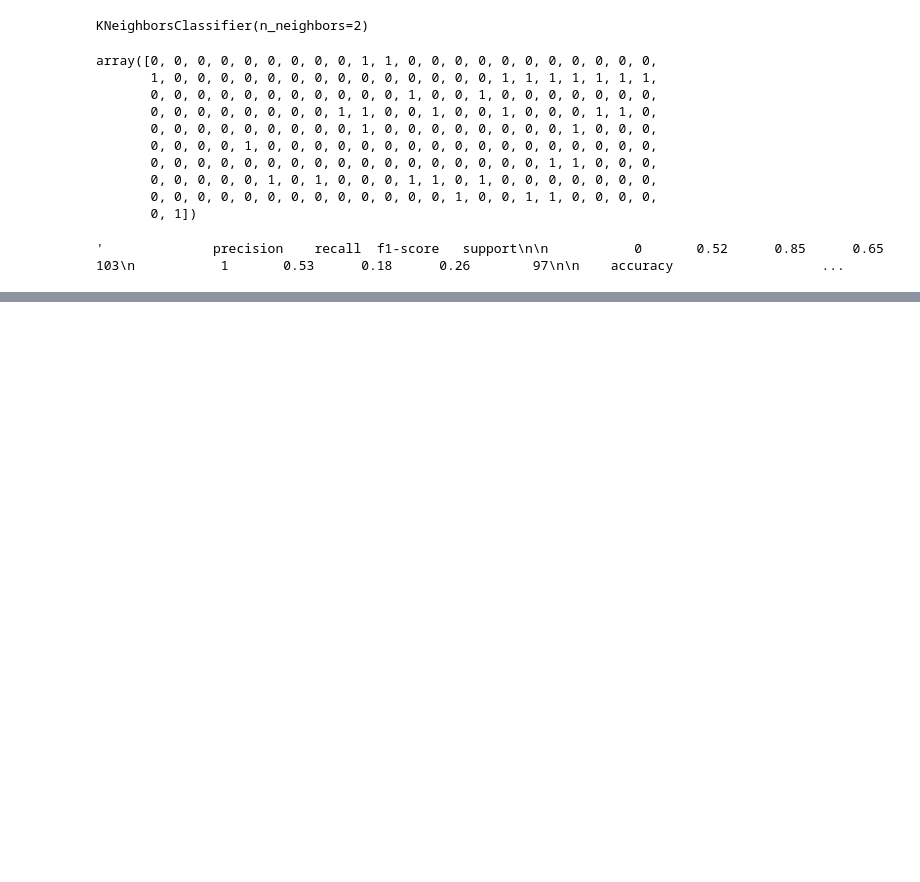
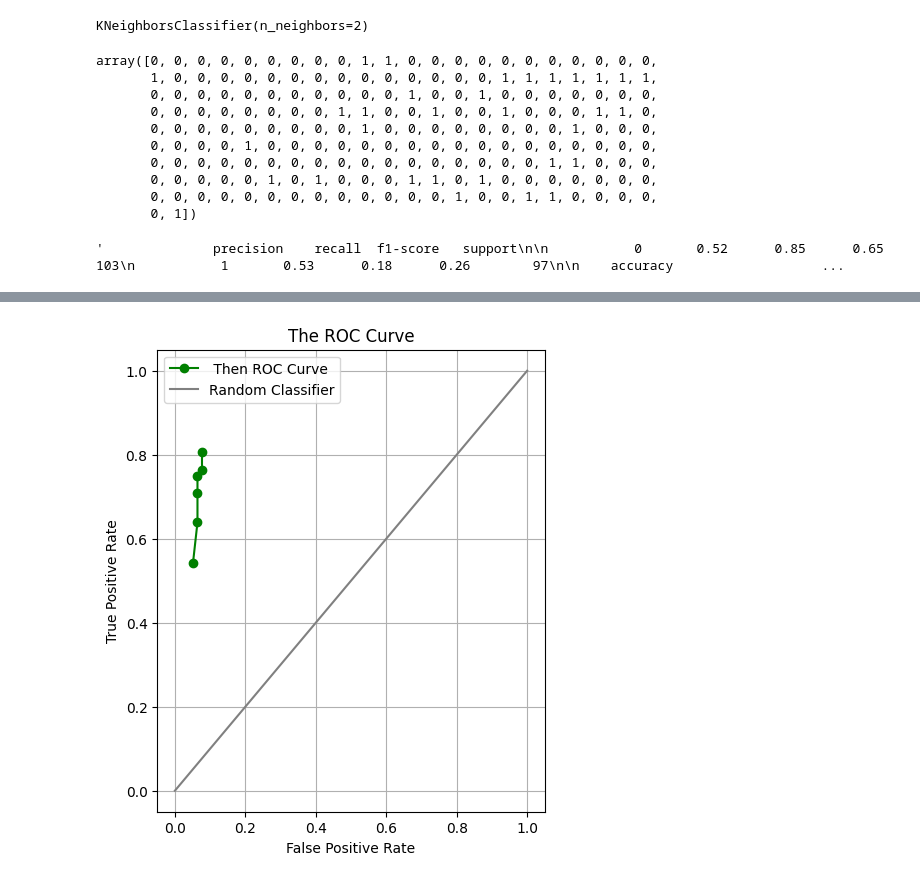
Before and after one commit to rushali09/IS-733, a Jupyter notebook: HW_2.ipynb, the cells around one changed output, grey strips where cells are left out. Drawn from its saved outputs; the diff is of its cells as text; code cells hidden in the pictures; blank space fills up the shorter version.

Commit message:
question 2) a and b

```diff
--- a/HW_2.ipynb
+++ b/HW_2.ipynb
@@ -123,0 +180,42 @@ report
+# %%
+# solution for part 3
+#Question 2a - Step 3 Solution Code
+import pandas as pd
+import matplotlib.pyplot as plt
+
+
+dataframe = pd.read_csv("roc_data.csv")
+# As given in the question
+thresholds = [0.95, 0.90, 0.85, 0.80, 0.75, 0.70]
+
+tpr_values = []
+fpr_values = []
+
+# Calculating total positives and total negatives
+total_positives = sum(dataframe["True_Label"] == 1)
+total_negatives = sum(dataframe["True_Label"] == 0)
+
+for i in thresholds:
+    dataframe["Predicted_Label"] = (dataframe["Prediction"] >= i).astype(int)
+
+    TP = sum((dataframe["Predicted_Label"] == 1) & (dataframe["True_Label"] == 1))
+    FP = sum((dataframe["Predicted_Label"] == 1) & (dataframe["True_Label"] == 0))
+
+    TPR = TP / total_positives if total_positives > 0 else 0
+    FPR = FP / total_negatives if total_negatives > 0 else 0
+
+    tpr_values.append(TPR)
+    fpr_values.append(FPR)
+
+
+plt.figure(figsize=(5, 6))
+plt.plot(fpr_values, tpr_values, marker='o', color='g', label=' Then ROC Curve')
+plt.plot([0, 1], [0, 1], linestyle='-', color='gray', label='Random Classifier')
+plt.xlabel("False Positive Rate")
+plt.ylabel("True Positive Rate")
+plt.title("The ROC Curve")
+plt.legend()
+plt.grid(True)
+plt.show()
+# %% [output]
+[figure, added]
```
Also changed, not shown: parts of 3 cells of this notebook, 1 other file.
